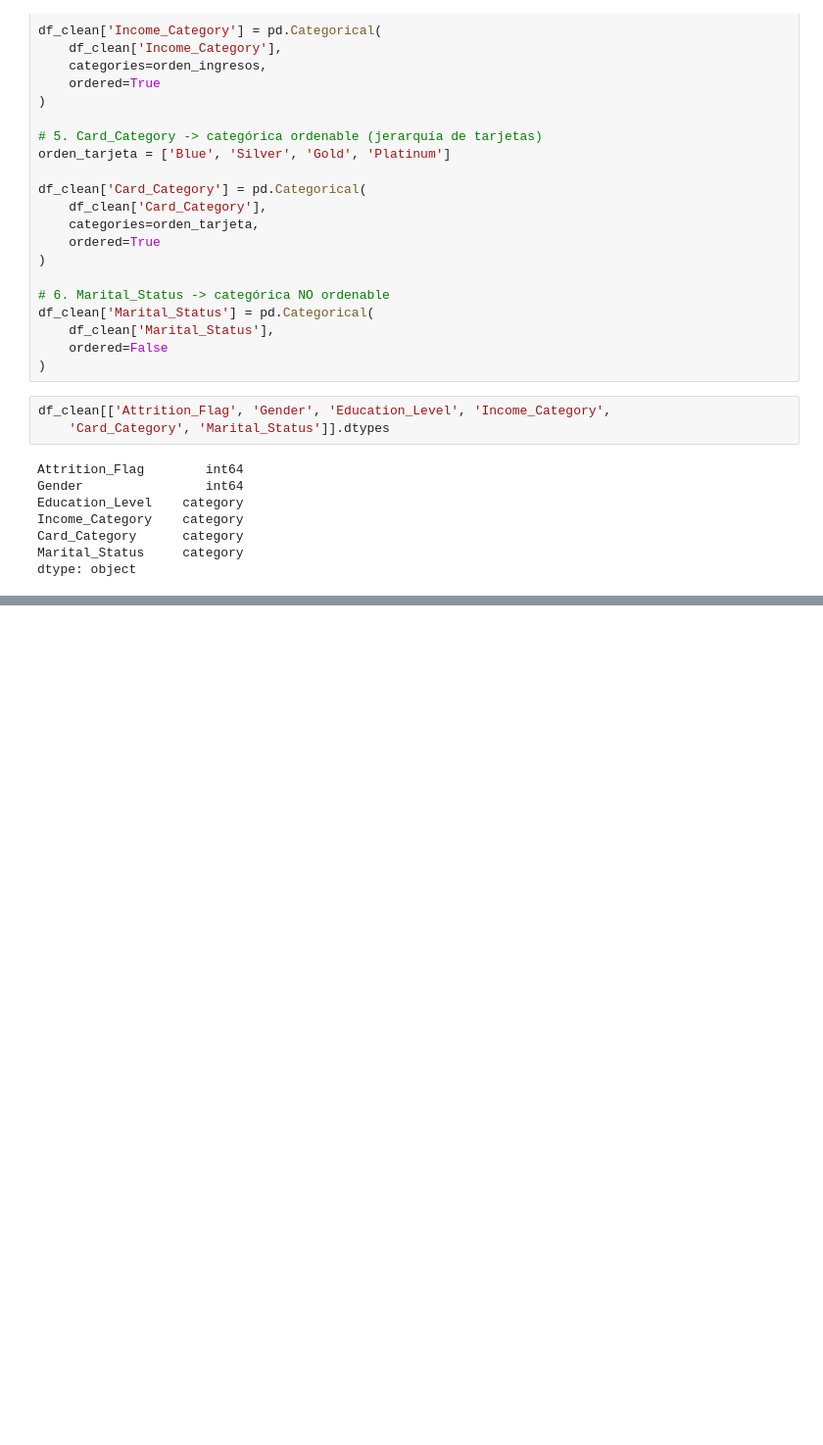
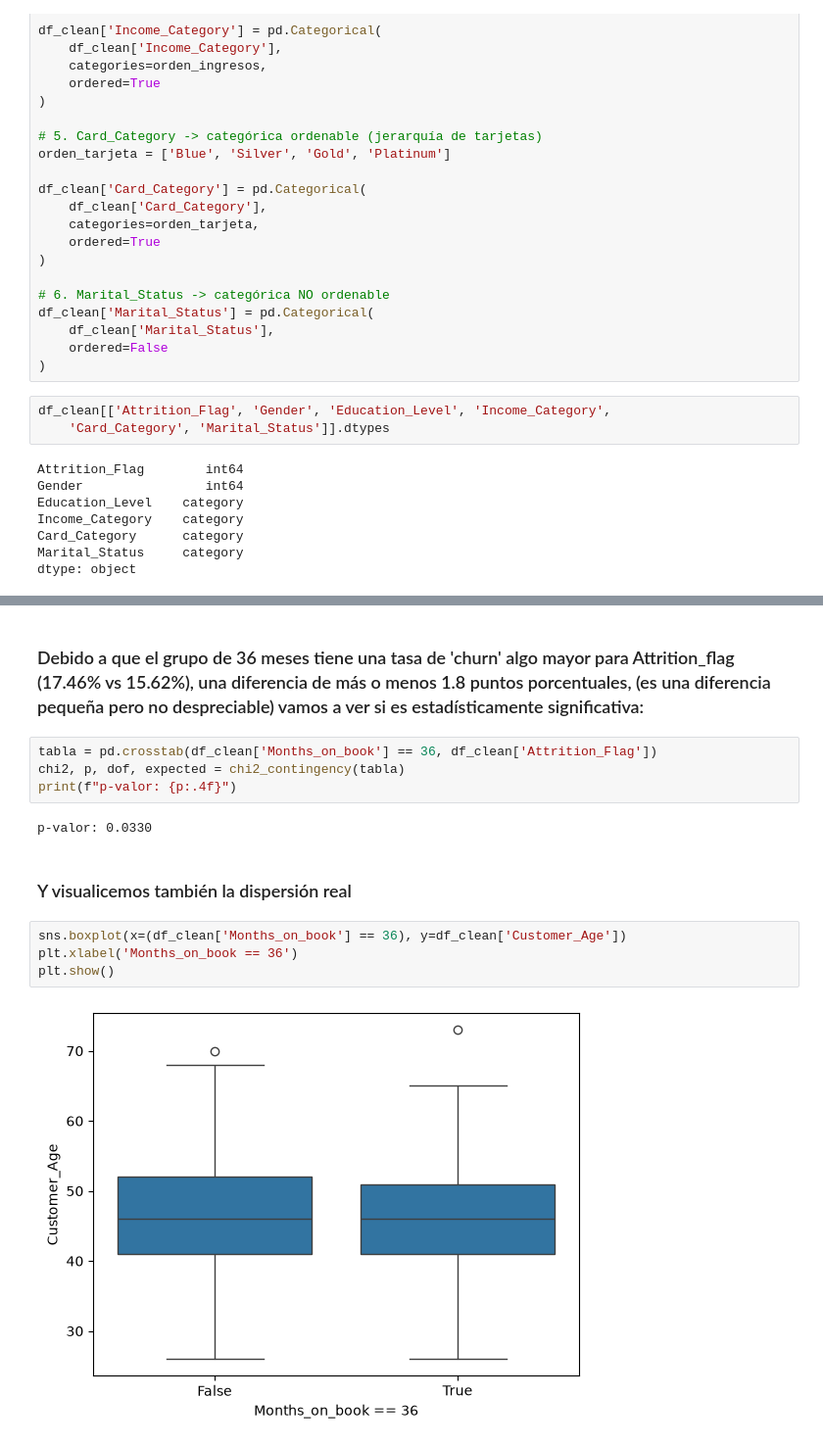
Before and after one commit to Dende8/Credit_Card_Churners, a Jupyter notebook: notebooks/preprocessing.ipynb, the cells around one changed output, grey strips where cells are left out. Shown at 98% size. Saved outputs shown, nothing was run; the diff lists cells and outputs as text; blank space fills up the shorter version.

```diff
--- a/notebooks/preprocessing.ipynb
+++ b/notebooks/preprocessing.ipynb
@@ -66,0 +166,16 @@ dtype: object
+# %% [markdown]
+### Debido a que el grupo de 36 meses tiene una tasa de 'churn' algo mayor para Attrition_flag (17.46% vs 15.62%), una diferencia de más o menos 1.8 puntos porcentuales, (es una diferencia pequeña pero no despreciable) vamos a ver si es estadísticamente significativa:
+# %%
+tabla = pd.crosstab(df_clean['Months_on_book'] == 36, df_clean['Attrition_Flag'])
+chi2, p, dof, expected = chi2_contingency(tabla)
+print(f"p-valor: {p:.4f}")
+# %% [output]
+p-valor: 0.0330
+# %% [markdown]
+### Y visualicemos también la dispersión real
+# %%
+sns.boxplot(x=(df_clean['Months_on_book'] == 36), y=df_clean['Customer_Age'])
+plt.xlabel('Months_on_book == 36')
+plt.show()
+# %% [output]
+[figure, added]
```
Also changed, not shown: parts of 15 cells of this notebook, 1 other file.
